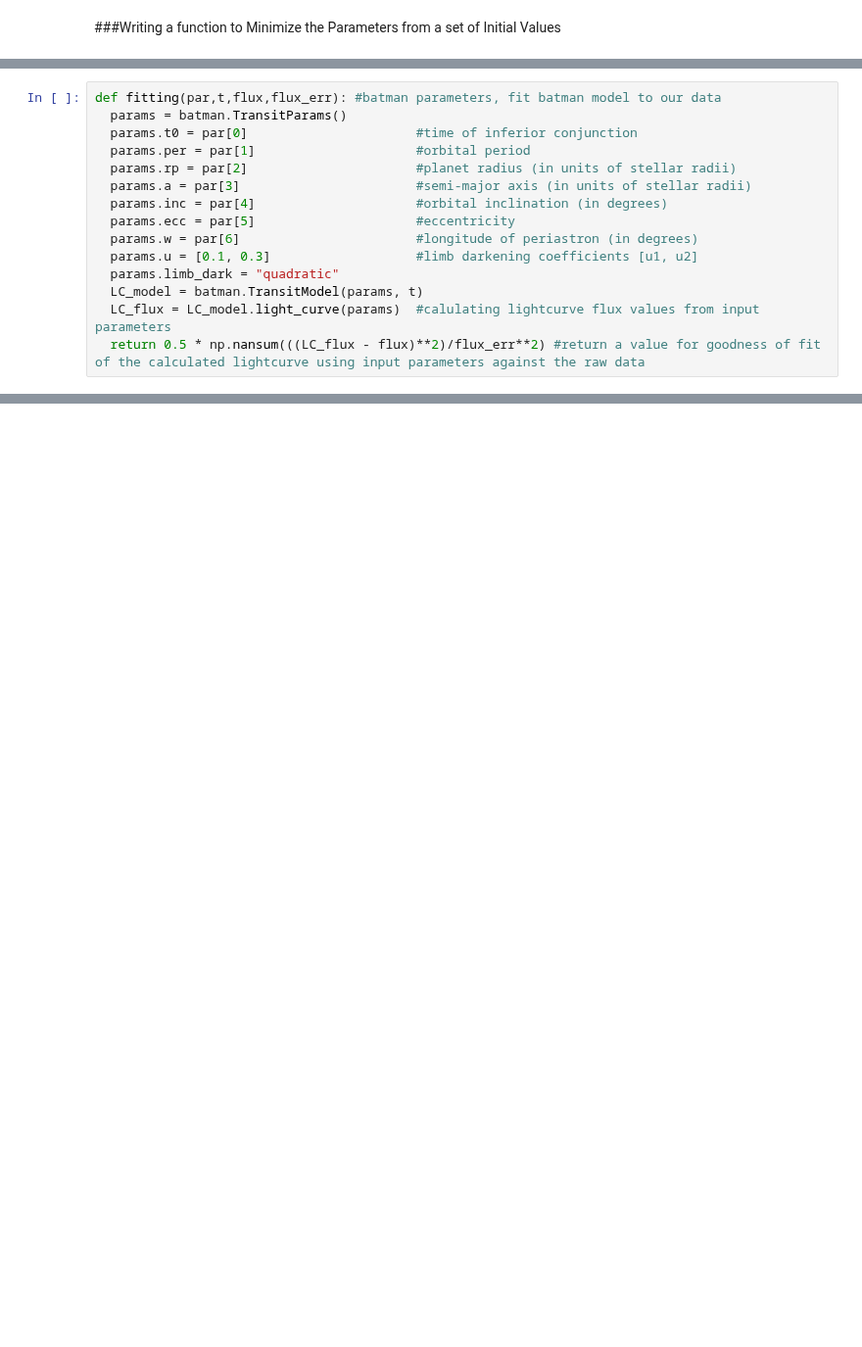
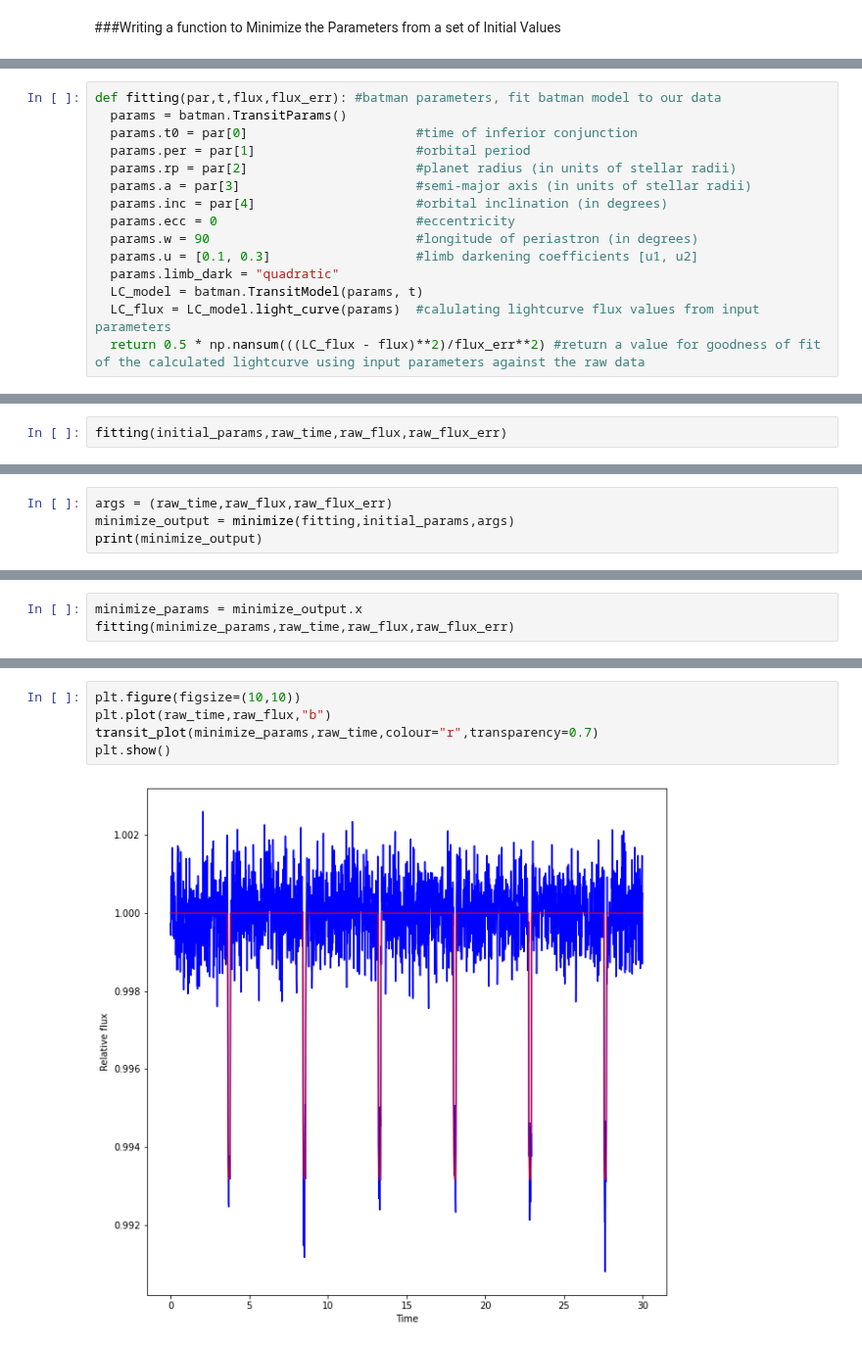
Before and after one commit to Hamza-Suleman/transiting-exoplanets, a Jupyter notebook: Dummy_Transit.ipynb, the cells around one changed output, grey strips where cells are left out. Shown at 98% size. Drawn from its saved outputs; the diff is of its cells as text; blank space fills up the shorter version.

Commit message:
Plotting minimized params

```diff
--- a/Dummy_Transit.ipynb
+++ b/Dummy_Transit.ipynb
@@ -146,8 +150,8 @@ def fitting(par,t,flux,flux_err): #batman parameters, fit batman model to our da
   params.rp = par[2]                      #planet radius (in units of stellar radii)
   params.a = par[3]                       #semi-major axis (in units of stellar radii)
   params.inc = par[4]                     #orbital inclination (in degrees)
-  params.ecc = par[5]                     #eccentricity
-  params.w = par[6]                       #longitude of periastron (in degrees)
+  params.ecc = 0                          #eccentricity
+  params.w = 90                           #longitude of periastron (in degrees)
   params.u = [0.1, 0.3]                   #limb darkening coefficients [u1, u2]
   params.limb_dark = "quadratic"
   LC_model = batman.TransitModel(params, t)
@@ -155,0 +162,2 @@ def fitting(par,t,flux,flux_err): #batman parameters, fit batman model to our da
+# %%
+fitting(initial_params,raw_time,raw_flux,raw_flux_err)
@@ -155,0 +170,4 @@ def fitting(par,t,flux,flux_err): #batman parameters, fit batman model to our da
+# %%
+args = (raw_time,raw_flux,raw_flux_err)
+minimize_output = minimize(fitting,initial_params,args)
+print(minimize_output)
@@ -155,0 +192,3 @@ def fitting(par,t,flux,flux_err): #batman parameters, fit batman model to our da
+# %%
+minimize_params = minimize_output.x
+fitting(minimize_params,raw_time,raw_flux,raw_flux_err)
@@ -155,0 +201,7 @@ def fitting(par,t,flux,flux_err): #batman parameters, fit batman model to our da
+# %%
+plt.figure(figsize=(10,10))
+plt.plot(raw_time,raw_flux,"b")
+transit_plot(minimize_params,raw_time,colour="r",transparency=0.7)
+plt.show()
+# %% [output]
+[figure, added]
```
Also changed, not shown: parts of 14 cells of this notebook.
